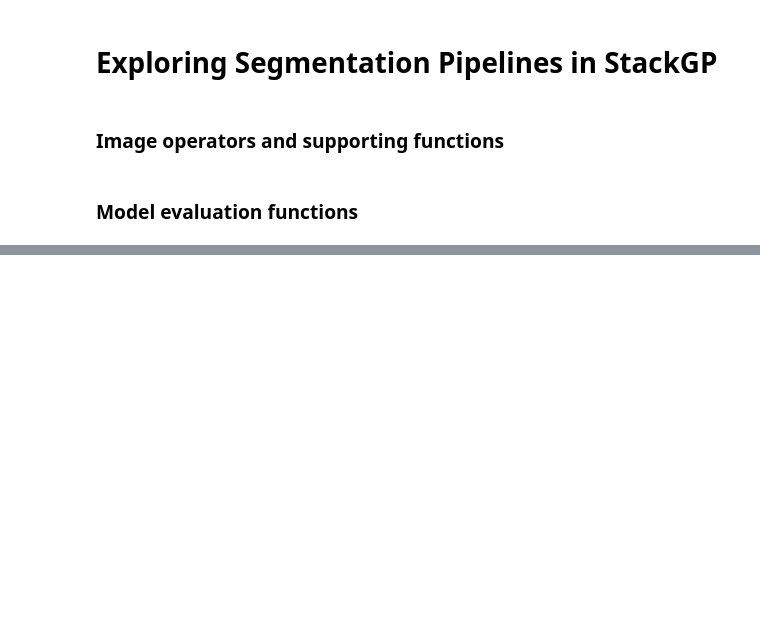
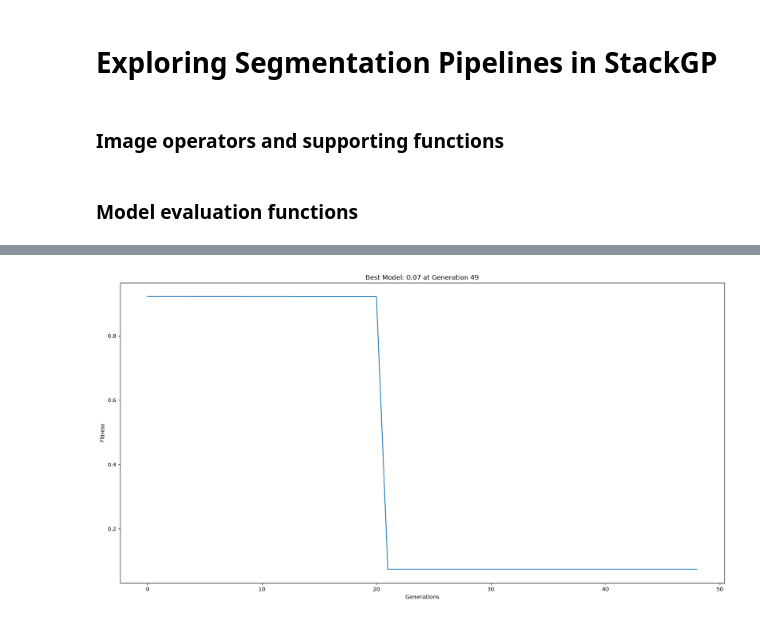
Before and after one commit to jmcalvey/see-segment, a Jupyter notebook: StackGP/SegmentationGPModelDemo.ipynb, the cells around one changed output, grey strips where cells are left out. Saved outputs shown, nothing was run; the diff lists cells and outputs as text; code cells hidden in the pictures; blank space fills up the shorter version.

```diff
--- a/StackGP/SegmentationGPModelDemo.ipynb
+++ b/StackGP/SegmentationGPModelDemo.ipynb
@@ -232,14 +269,14 @@ def imgmutate(model,variables,ops=defaultOps(),const=defaultConst(),maxLength=10
     return newModel
 
 
-def imgevolve(inputData, responseData, generations=100, ops=copy.deepcopy(imageOps), const=imgConst, variableNames=[], mutationRate=79, crossoverRate=11, spawnRate=10, extinction=False,extinctionRate=10,elitismRate=50,popSize=300,maxComplexity=100,align=True,initialPop=[],timeLimit=300,capTime=False,tourneySize=5,tracking=False,liveTracking=False,liveTrackingInterval=1,modelEvaluationMetrics=[fitness,stackGPModelComplexity],dataSubsample=False,samplingMethod=randomSubsample,alternateObjectives=[],alternateObjFrequency=10,allowEarlyTermination=False,earlyTerminationThreshold=0):
+def imgevolve(inputData, responseData, generations=100, maxLength=3, ops=copy.deepcopy(imageOps), const=imgConst, variableNames=[], mutationRate=79, crossoverRate=11, spawnRate=10, extinction=False,extinctionRate=10,elitismRate=50,popSize=300,maxComplexity=100,align=True,initialPop=[],timeLimit=300,capTime=False,tourneySize=5,tracking=False,liveTracking=False,liveTrackingInterval=1,modelEvaluationMetrics=[fitness,stackGPModelComplexity],dataSubsample=False,samplingMethod=randomSubsample,alternateObjectives=[],alternateObjFrequency=10,allowEarlyTermination=False,earlyTerminationThreshold=0):
 
     metrics=modelEvaluationMetrics
 
     fullInput,fullResponse=copy.deepcopy(inputData),copy.deepcopy(responseData)
     inData=copy.deepcopy(fullInput)
     resData=copy.deepcopy(fullResponse)
-    models=initializeGPImgModels(ops,const,popSize)
+    models=initializeGPImgModels(ops,const,popSize,maxLength=maxLength)
     models=models+initialPop
     startTime=time.perf_counter()
     bestFits=[]
@@ -256,7 +293,7 @@ def imgevolve(inputData, responseData, generations=100, ops=copy.deepcopy(imageO
         if dataSubsample:
             inData,resData=samplingMethod(fullInput,fullResponse,generations=generations,generation=i)
         for mods in models:
-            setModelQuality(mods,inData,resData,modelEvaluationMetrics=metrics)
+            mods[2] = seeStackGPFitnessAndTime(mods, inData, resData)
         models=removeIndeterminateModels(models)
         if allowEarlyTermination and min([mods[2][0] for mods in models])<=earlyTerminationThreshold:
             print("Early termination at generation ", i)
@@ -280,7 +317,7 @@ def imgevolve(inputData, responseData, generations=100, ops=copy.deepcopy(imageO
         if extinction and i%extinctionRate==0 and i>0:
             models=initializeGPImgModels(ops,const,popSize)
             for mods in models:
-                setModelQuality(mods,inData,resData,modelEvaluationMetrics=metrics)
+                mods[2] = seeStackGPFitnessAndTime(mods, inData, resData)
 
         models=tournamentModelSelection(models,popSize,tourneySize)
 
@@ -301,7 +338,7 @@ def imgevolve(inputData, responseData, generations=100, ops=copy.deepcopy(imageO
         childModels=[model for model in childModels if stackGPModelComplexity(model)<maxComplexity]
 
         #for mods in childModels:
-        #    setModelQuality(mods,inData,resData,modelEvaluationMetrics=modelEvaluationMetrics)
+        #    mods[2] = seeStackGPFitnessAndTime(mods, inData, resData)
         #childModels=removeIndeterminateModels(childModels)
 
         if len(childModels)<popSize:
@@ -311,7 +348,7 @@ def imgevolve(inputData, responseData, generations=100, ops=copy.deepcopy(imageO
 
 
     for mods in models:
-        setModelQuality(mods,fullInput,fullResponse,modelEvaluationMetrics=modelEvaluationMetrics+alternateObjectives)
+        mods[2] = seeStackGPFitnessAndTime(mods, inData, resData)
     #models=[trimModel(mod) for mod in models]
     models=deleteDuplicateModels(models)
     models=removeIndeterminateModels(models)
@@ -361,26 +385,16 @@ FileNotFoundError: [Errno 2] No such file or directory: '/Users/jamesmcalvey/see
 # %%
-# def sampleFitFunc(model,img1, img2):
-#     try:
-#         diff=np.mean(np.abs(img2-evaluateGPImgModel(model,img1)))
-#     except:
-#         diff=np.inf
-#     return diff
+def seeStackGPFitnessAndTime(model, inputData, responseData):
+    start = time.perf_counter()
 
-def seeStackGPFitness(model, inputData, responseData):
     inferred = evaluateGPImgModel(model, inputData)
-    return FitnessFunction(inferred, responseData)[0]
 
-def stackGPModelImgTimeComplexity(model,img1, img2, *args):
-    start = time.perf_counter()
-    try:
-        diff=np.mean(np.abs(img2-evaluateGPImgModel(model,img1)))
-    except:
-        diff=np.inf
-    end = time.perf_counter()
-    return end-start
+    runtime = time.perf_counter() - start
+    fitness = FitnessFunction(inferred, responseData)[0]
 
-modelEvaluationMetrics=[seeStackGPFitness, stackGPModelImgTimeComplexity]
+    return [fitness, runtime]
 # %%
-models=imgevolve(img,gt,modelEvaluationMetrics,liveTracking=True,liveTrackingInterval=0,popSize=10,tourneySize=3,generations=50,initialPop=[],elitismRate=5)
+models=imgevolve(img,gt,modelEvaluationMetrics=seeStackGPFitnessAndTime,liveTracking=True,liveTrackingInterval=5,popSize=10,tourneySize=3,generations=50,initialPop=[],elitismRate=5, maxLength=3)
+# %% [output]
+[figure, added]
 # %%
 plotModels(models)
```
Also changed, not shown: parts of 14 cells of this notebook, 1 other file.
